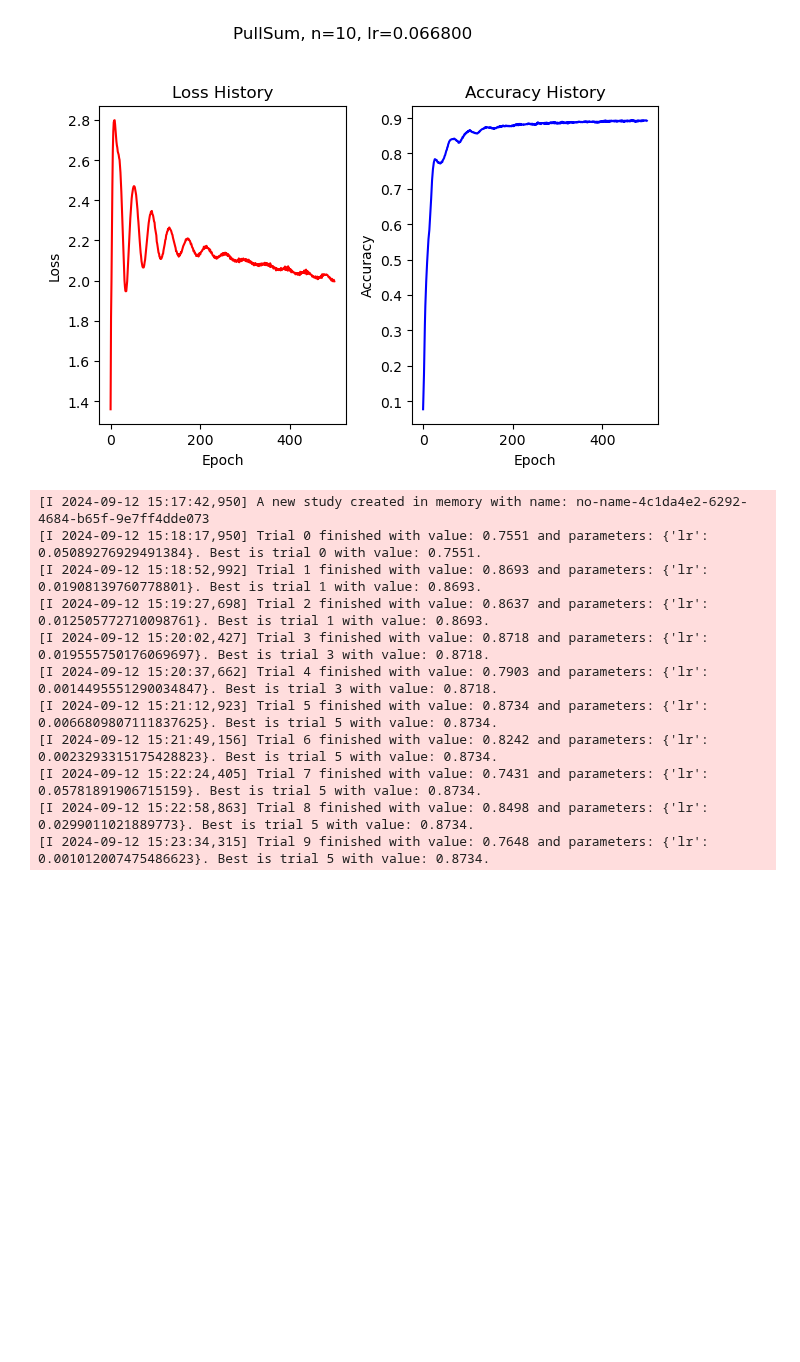
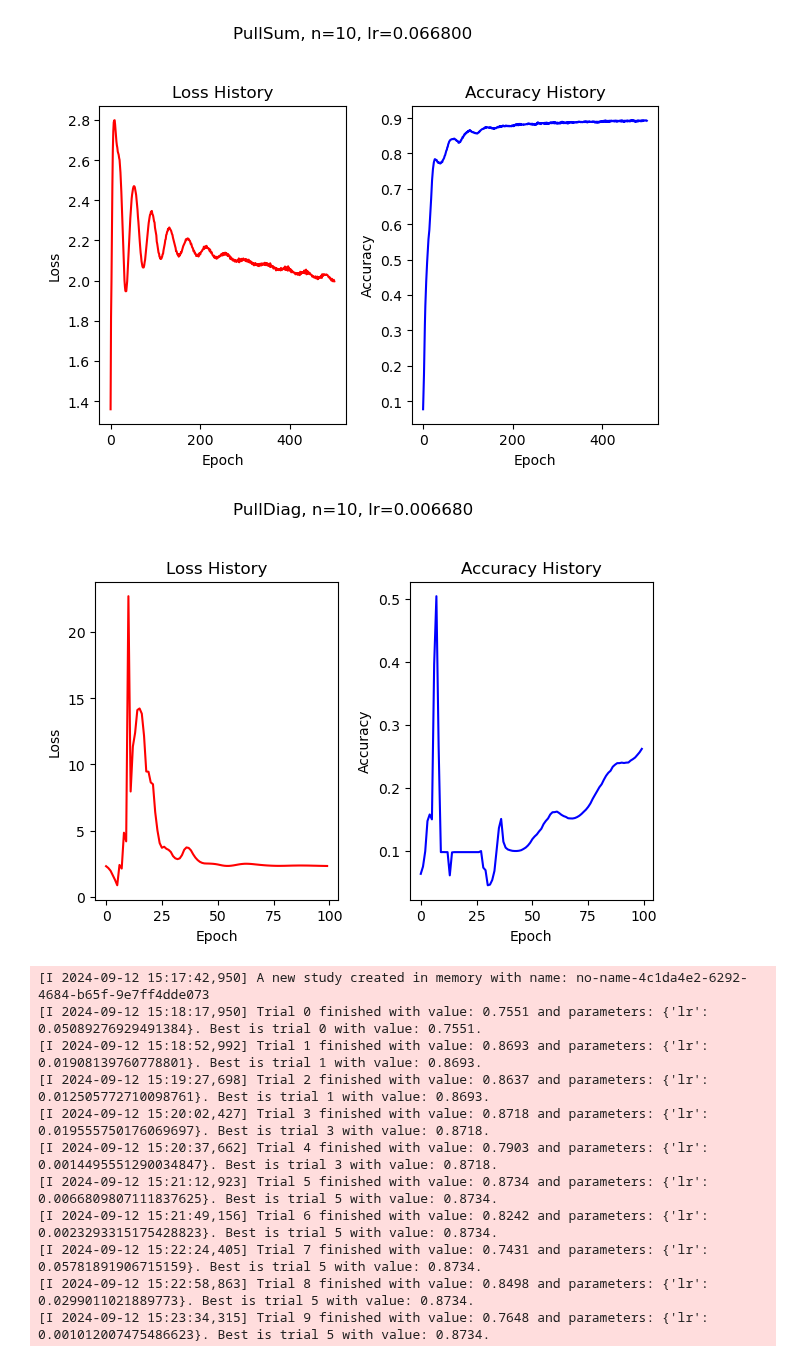
Before and after one commit to Luoxiaogan/PullSum_MNIST, a Jupyter notebook: code/神经网络实验/最终实验1.ipynb, the cells around one changed output. Cells and saved outputs as stored; diff of their text form; code cells hidden in the pictures; blank space fills up the shorter version.

```diff
--- a/code/神经网络实验/最终实验1.ipynb
+++ b/code/神经网络实验/最终实验1.ipynb
@@ -474,6 +474,24 @@ Sum_ll, Sum_aa= train_PullSum(
 )
 # %% [output]
 [figure]
+# %%
+Diag_ll, Diag_aa= train_PullDiag(
+    n=n,
+    A=A,
+    model_class=MNISTClassifier_2layer_2,
+    seed_for_model=49,
+    criterion_class=nn.CrossEntropyLoss,
+    epochs=100,
+    lr=0.006680,#0.004734276782045016,#0.14534766737788476,
+    X_train_data=h_data,
+    y_train_data=y_data,
+    X_test_data=X_test,
+    y_test_data=y_test,
+    compute_accuracy=compute_accuracy_with_average_model,
+    show_graph=True
+)
+# %% [output]
+[figure, added]
 # %%
 def objective(trial):
     # 缩小 lr 的搜索范围，在已找到的最佳值附近搜索
```
Also changed, not shown: parts of 1 cell of this notebook.
